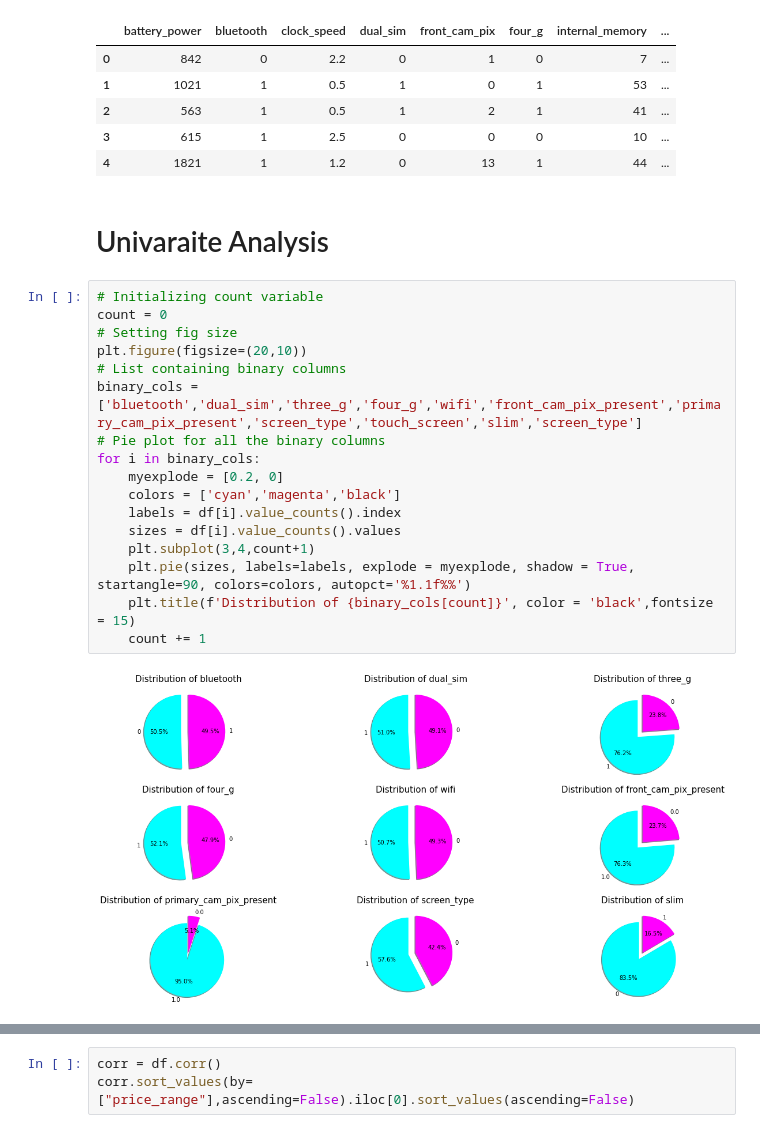
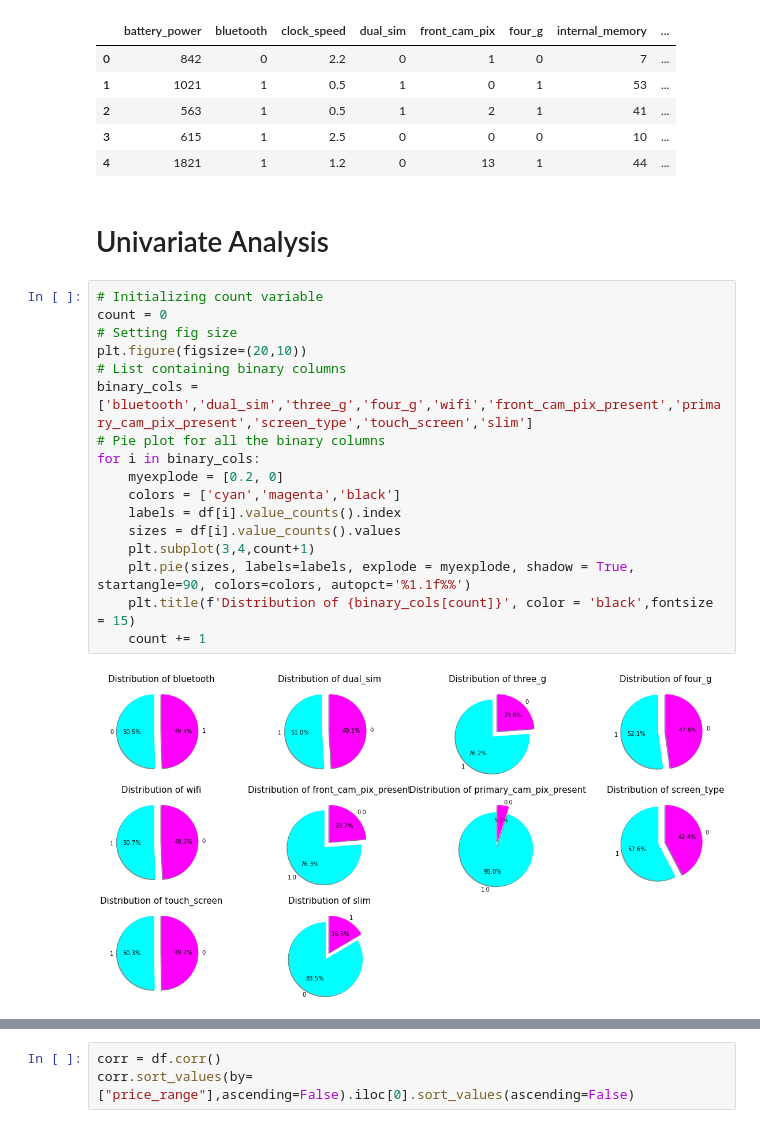
Before and after one commit to Ajay0110/Mobile-Price-Range-Prediction, a Jupyter notebook: Mobile_Price_Range_Prediction.ipynb, the cells around one changed output, grey strips where cells are left out. Cells and saved outputs as stored; diff of their text form.

```diff
--- a/Mobile_Price_Range_Prediction.ipynb
+++ b/Mobile_Price_Range_Prediction.ipynb
@@ -396,23 +440,23 @@ df.head()
 | 3 | 615 | 1 | 2.5 | 0 | 0 | 0 | 10 | ... |
 | 4 | 1821 | 1 | 1.2 | 0 | 13 | 1 | 44 | ... |
 # %% [markdown]
-# Univaraite Analysis
+# Univariate Analysis
 # %%
 # Initializing count variable
 count = 0
 # Setting fig size
 plt.figure(figsize=(20,10))
 # List containing binary columns
-binary_cols = ['bluetooth','dual_sim','three_g','four_g','wifi','front_cam_pix_present','primary_cam_pix_present','screen_type','touch_screen','slim','screen_type']
+binary_cols = ['bluetooth','dual_sim','three_g','four_g','wifi','front_cam_pix_present','primary_cam_pix_present','screen_type','touch_screen','slim']
 # Pie plot for all the binary columns
 for i in binary_cols:
     myexplode = [0.2, 0]
     colors = ['cyan','magenta','black']
     labels = df[i].value_counts().index
     sizes = df[i].value_counts().values
     plt.subplot(3,4,count+1)
     plt.pie(sizes, labels=labels, explode = myexplode, shadow = True, startangle=90, colors=colors, autopct='%1.1f%%')
     plt.title(f'Distribution of {binary_cols[count]}', color = 'black',fontsize = 15)
     count += 1
 # %% [output]
-[figure, old version]
+[figure, new version]
```
Also changed, not shown: parts of 138 cells of this notebook.
